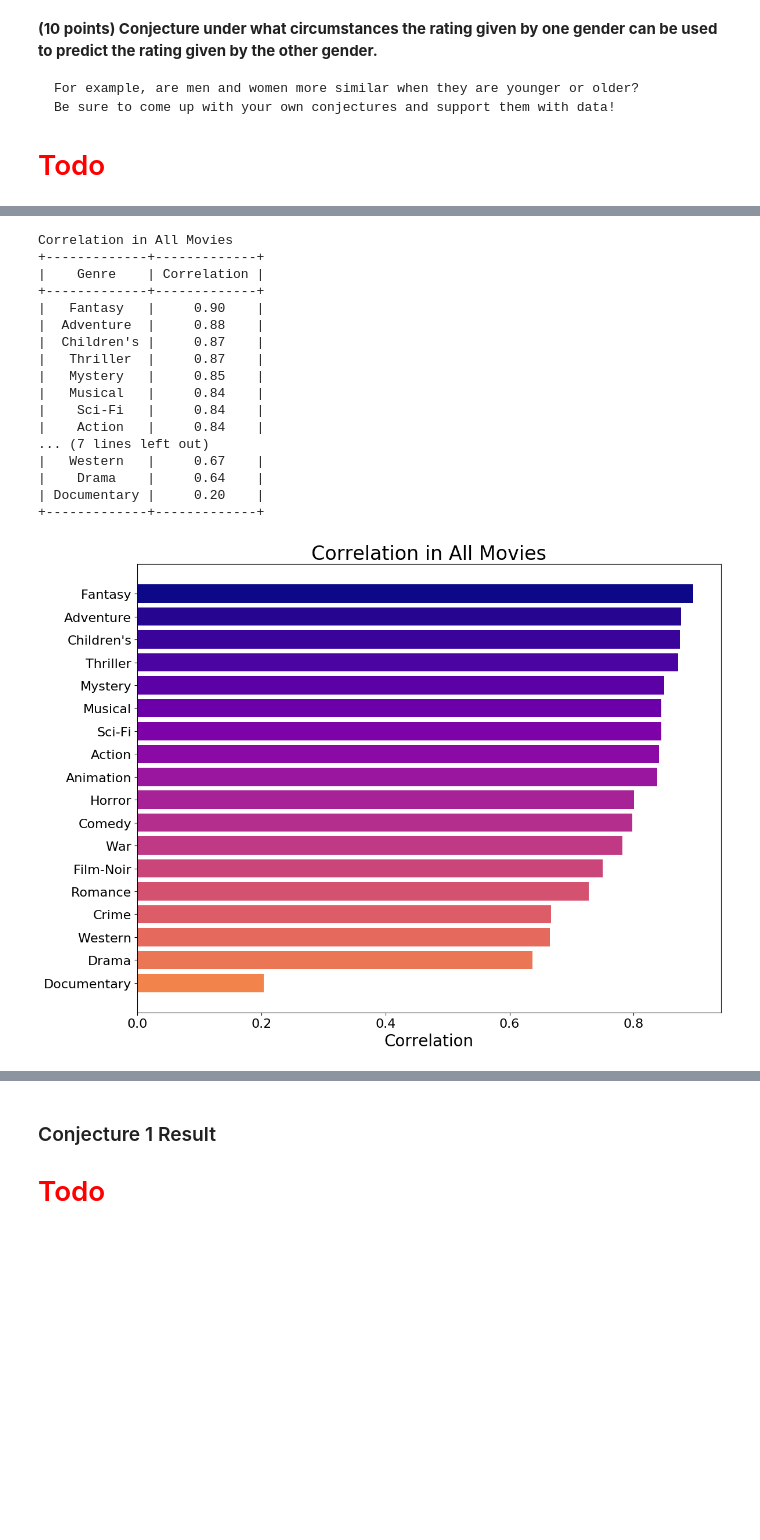
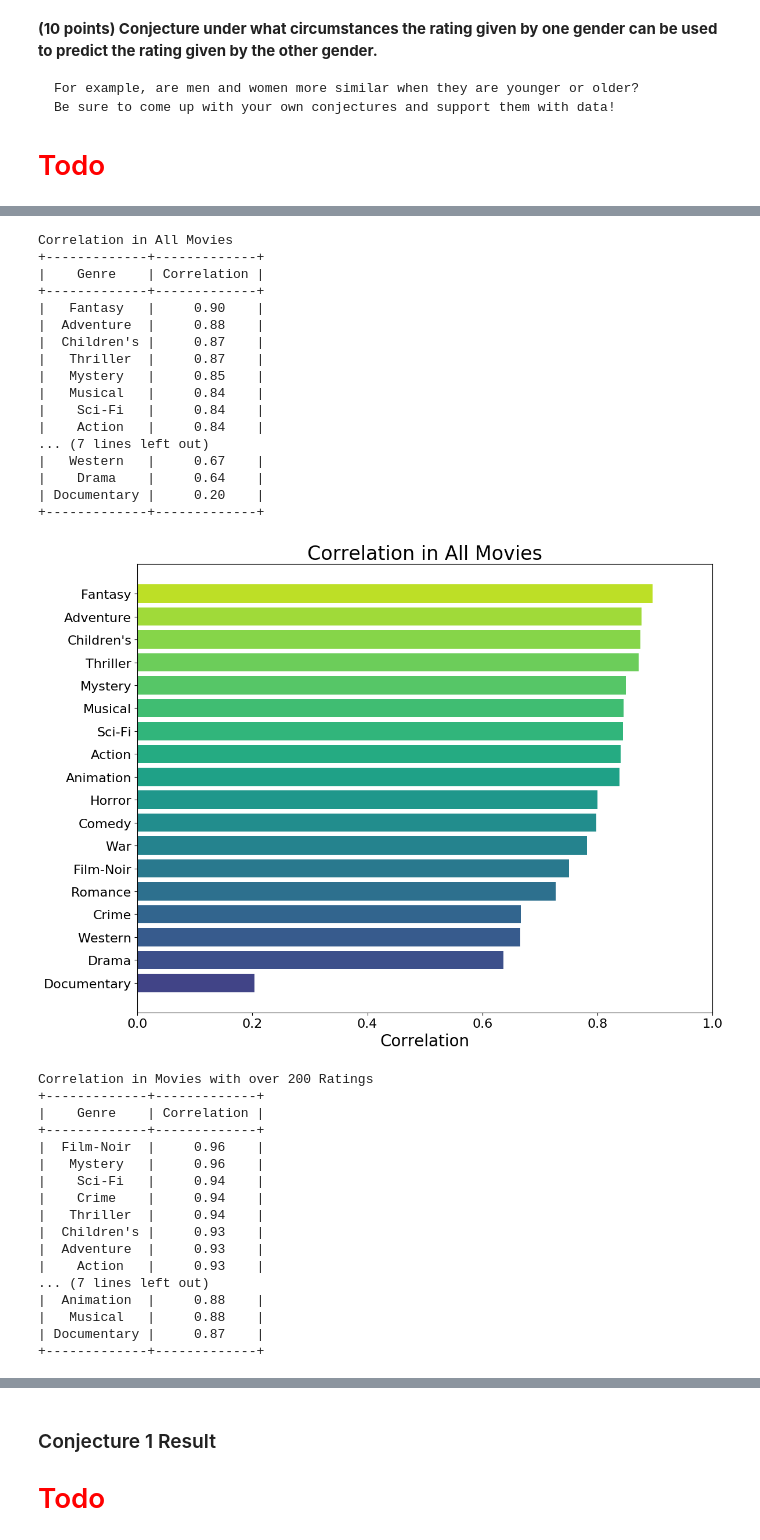
Before and after one commit to DS501-17Fall/Project-02, a Jupyter notebook: CaseStudy2.ipynb, the cells around one changed output, grey strips where cells are left out. Cells and saved outputs as stored; diff of their text form; code cells hidden in the pictures; blank space fills up the shorter version.

Commit message:
problem 4 chart added

```diff
--- a/CaseStudy2.ipynb
+++ b/CaseStudy2.ipynb
@@ -774,7 +842,7 @@ occupations = ("other", "academic/educator", "artist", "clerical/admin", "colleg
                "tradesman/craftsman", "unemployed", "writer")
 
 plt.figure(figsize=(12,9), dpi=100)
-cm = plt.cm.get_cmap('magma')
+cm = plt.cm.get_cmap('viridis')
 n, bins, patches = plt.hist(data.Occupation, bins=50,orientation="horizontal")
 bin_centers = 0.5 * (bins[:-1] + bins[1:])
 col = bin_centers - min(bin_centers)
@@ -798,7 +866,7 @@ rate_1 = data[data.Rating==1]
 rate_5 = data[data.Rating==5]
 
 plt.figure(figsize=(12,9), dpi=100)
-cm = plt.cm.get_cmap('magma')
+cm = plt.cm.get_cmap('viridis')
 n, bins, patches = plt.hist(data.Occupation, bins=50,orientation="horizontal", alpha = 0.4)
 bin_centers = 0.5 * (bins[:-1] + bins[1:])
 col = bin_centers - min(bin_centers)
@@ -806,7 +874,7 @@ col /= max(col)
 for c, p in zip(col, patches):
     plt.setp(p, 'facecolor', cm(c))
 
-cm = plt.cm.get_cmap('magma')
+cm = plt.cm.get_cmap('viridis')
 n, bins, patches = plt.hist(rate_5.Occupation, bins=50,orientation="horizontal")
 bin_centers = 0.5 * (bins[:-1] + bins[1:])
 col = bin_centers - min(bin_centers)
@@ -824,7 +892,7 @@ plt.savefig('images/P2-C3-Occupation_5_star.png')
 plt.show()
 
 plt.figure(figsize=(12,9), dpi=100)
-cm = plt.cm.get_cmap('magma')
+cm = plt.cm.get_cmap('viridis')
 n, bins, patches = plt.hist(data.Occupation, bins=50,orientation="horizontal", alpha = 0.4)
 bin_centers = 0.5 * (bins[:-1] + bins[1:])
 col = bin_centers - min(bin_centers)
@@ -832,7 +900,7 @@ col /= max(col)
 for c, p in zip(col, patches):
     plt.setp(p, 'facecolor', cm(c))
 
-cm = plt.cm.get_cmap('magma')
+cm = plt.cm.get_cmap('viridis')
 n, bins, patches = plt.hist(rate_1.Occupation, bins=50,orientation="horizontal")
 bin_centers = 0.5 * (bins[:-1] + bins[1:])
 col = bin_centers - min(bin_centers)
@@ -1005,11 +1072,13 @@ import numpy as np
 import operator
 from prettytable import PrettyTable
 import matplotlib.pyplot as plt
+import matplotlib.patches as mpatches
 
 # Load data from HDF5 file
 data = pd.read_hdf('data.h5')
 genres_list = ['Romance', 'Thriller', 'Drama', 'War', 'Action', 'Musical', 'Horror', 'Comedy', "Children's", 'Sci-Fi',
                'Film-Noir', 'Western', 'Documentary', 'Adventure', 'Fantasy', 'Crime', 'Mystery', 'Animation']
+
 
 
 def filter_data(data, minimum=None, maximum=None):
@@ -1026,11 +1095,20 @@ def filter_data(data, minimum=None, maximum=None):
     return genres_df.drop('Genres', axis=1).join(genre_series)
 
 
-def get_correlation(data, genres_df, genre):
+def get_correlation(data, genres_df, genre, print_table=False):
     index = genres_df.index[genres_df.Genre == genre]
     mean_ratings = data.pivot_table('Rating', index='MovieID', columns='Gender')
     filtered_data = mean_ratings.loc[index]
     cor = filtered_data['F'].corr(filtered_data['M'])
+    if print_table and cor > 0.96:
+        print('Popular',genre,'movies that men are highly agree with women:')
+        table = PrettyTable(['Title', 'Rating Times', 'Man Mean', 'Woman Mean'])
+        for index in filtered_data.index:
+            row = filtered_data.loc[index]
+            df = data[data['MovieID'] == index]
+            title = df.iloc[0].Title
+            table.add_row([title,len(df), '{:.2f}'.format(row['M']),'{:.2f}'.format(row['F'])])
+        print(table,'\n')
     return cor if cor > 0 else 0
 
 
@@ -1043,15 +1121,16 @@ def print_table(dict, title = 'Correlation'):
     print(table)
 
 
-def draw_barh(labels, values, title=None, save_path=None, colormap='plasma_r'):
+def draw_barh(labels, values, title=None, save_path=None, colormap='viridis'):
     plt.figure(figsize=(12, 9), dpi=100)
     cm = plt.cm.get_cmap(colormap)
-    colors = [cm(i) for i in np.linspace(0.3, 1, len(genres_list))]
+    colors = [cm(i) for i in np.linspace(0.2, 0.9, len(values))]
     plt.barh(range(len(values)), values, align='center', color=colors)
     plt.yticks(range(len(labels)), labels)
     plt.xlabel('Correlation', fontsize=20)
     plt.xticks(fontsize=16)
     plt.yticks(fontsize=16)
+    plt.xlim(0,1)
     if title is not None:
         plt.title(title, fontsize=24)
     plt.tight_layout()
@@ -1060,37 +1139,56 @@ def draw_barh(labels, values, title=None, save_path=None, colormap='plasma_r'):
     plt.show()
 
 
-def genre_correlation(data, minimum=None,maximum = None, title=None, save_path=None, colormap='plasma_r'):
+def genre_correlation(data, minimum=None,maximum = None, title=None, save_path=None, colormap='viridis'):
     genres_df = filter_data(data, minimum, maximum)
     cor_dict = {}
     for genre in genres_list:
         cor_dict[genre] = get_correlation(data, genres_df, genre)
     print_table(cor_dict, title)
     sorted_list = reversed(sorted(cor_dict.items(), key=operator.itemgetter(1)))
     keys = [item[0] for item in sorted_list]
     values = [cor_dict[key] for key in keys]
     keys.reverse()
     values.reverse()
     draw_barh(keys, values, title, save_path, colormap)
 
 
 genre_correlation(data, title='Correlation in All Movies', save_path='images/P3-C1-Cor_Genre_All.png')
+genre_correlation(data, minimum = 200, title='Correlation in Movies with over 200 Ratings',save_path='images/P3-C1-Cor_Genre_200.png')
+genre_correlation(data, minimum = 500, title='Correlation in Movies with over 500 Ratings',save_path='images/P3-C1-Cor_Genre_500.png')
 # %% [output]
 Correlation in All Movies
 +-------------+-------------+
 |    Genre    | Correlation |
 +-------------+-------------+
 |   Fantasy   |     0.90    |
 |  Adventure  |     0.88    |
 |  Children's |     0.87    |
 |   Thriller  |     0.87    |
 |   Mystery   |     0.85    |
 |   Musical   |     0.84    |
 |    Sci-Fi   |     0.84    |
 |    Action   |     0.84    |
 ... (7 lines left out)
 |   Western   |     0.67    |
 |    Drama    |     0.64    |
 | Documentary |     0.20    |
 +-------------+-------------+
-[figure, old version]
+[figure, new version]
+Correlation in Movies with over 200 Ratings
++-------------+-------------+
+|    Genre    | Correlation |
++-------------+-------------+
+|  Film-Noir  |     0.96    |
+|   Mystery   |     0.96    |
+|    Sci-Fi   |     0.94    |
+|    Crime    |     0.94    |
+|   Thriller  |     0.94    |
+|  Children's |     0.93    |
+|  Adventure  |     0.93    |
+|    Action   |     0.93    |
+... (7 lines left out)
+|  Animation  |     0.88    |
+|   Musical   |     0.88    |
+| Documentary |     0.87    |
++-------------+-------------+
```
Also changed, not shown: parts of 21 cells of this notebook, 45 other files.
